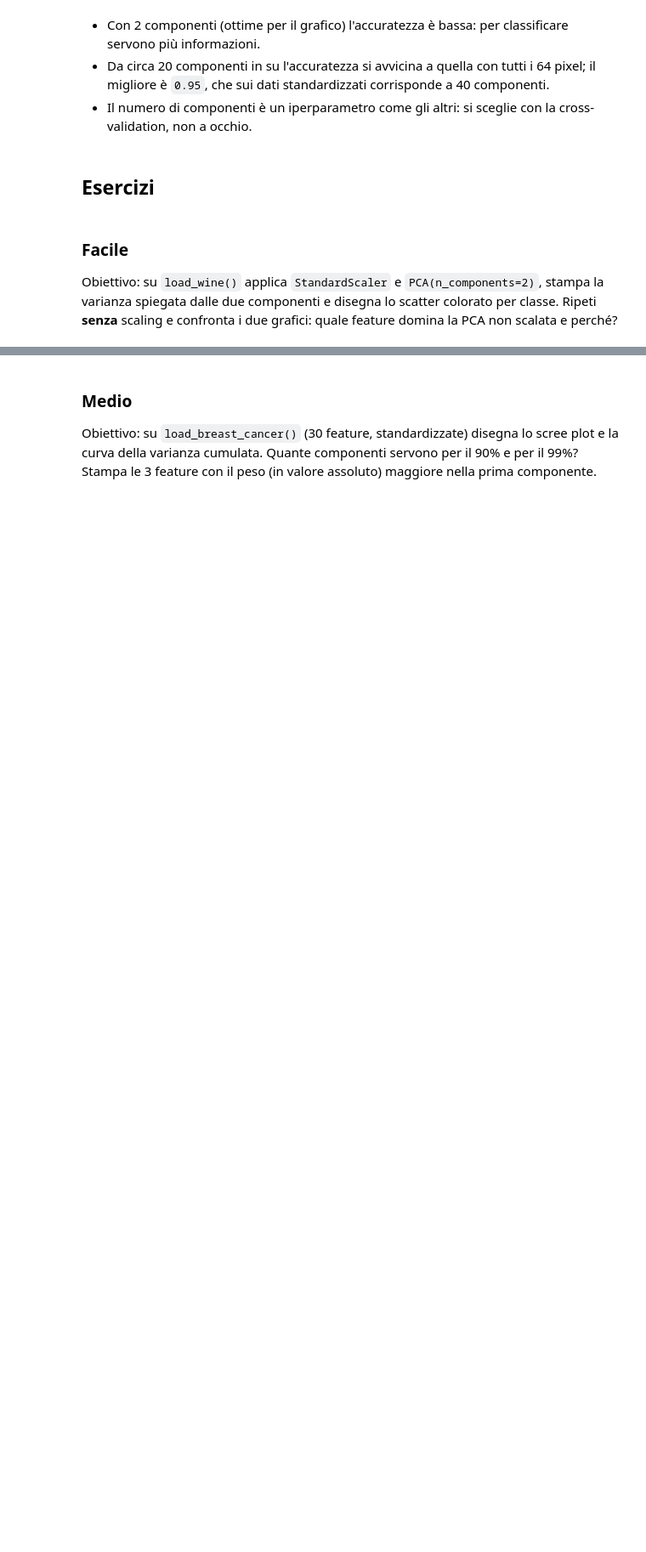
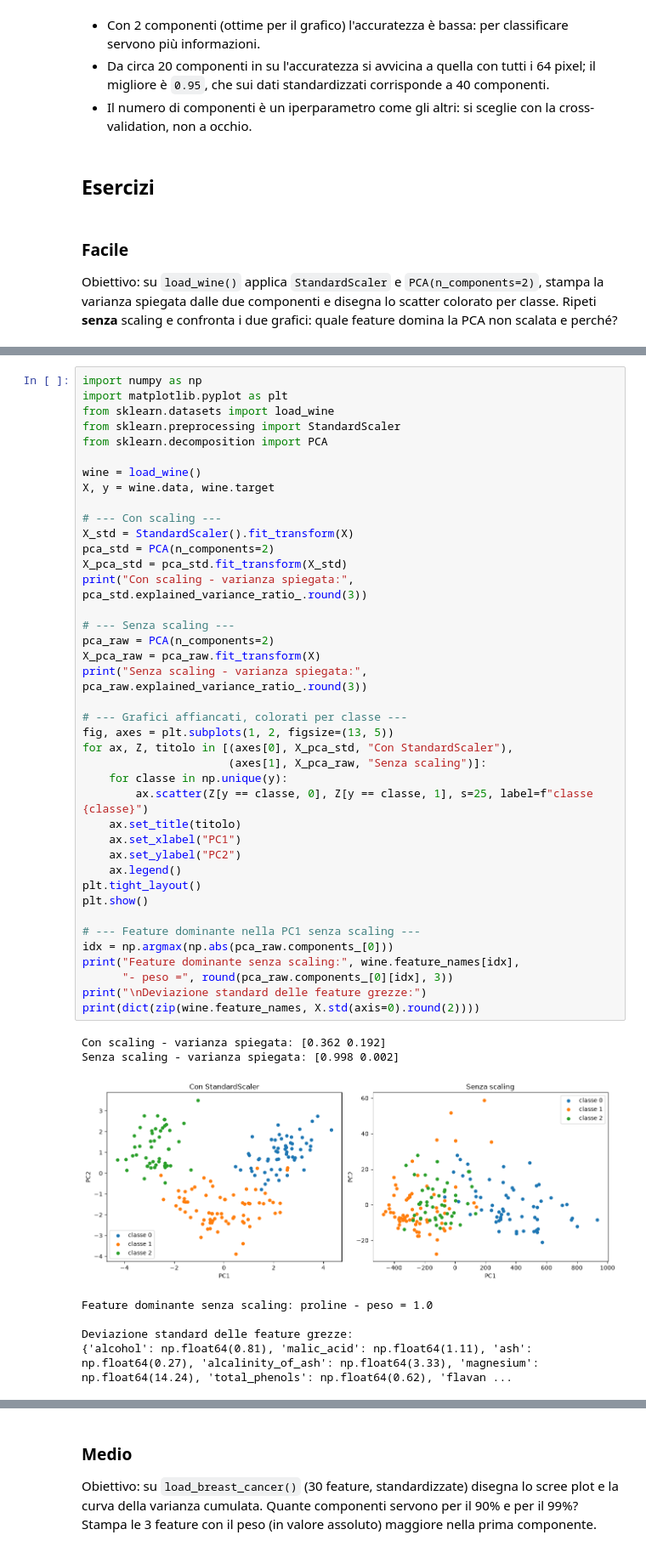
Before and after one commit to Valoryc/Machine_Learning_, a Jupyter notebook: corso_Python_16/Lunedi_26_10_26/Mattina/giorno-5-non-supervisionato.ipynb, the cells around one changed output, grey strips where cells are left out. Shown at 85% size. Drawn from its saved outputs; the diff is of its cells as text; blank space fills up the shorter version.

```diff
--- a/corso_Python_16/Lunedi_26_10_26/Mattina/giorno-5-non-supervisionato.ipynb
+++ b/corso_Python_16/Lunedi_26_10_26/Mattina/giorno-5-non-supervisionato.ipynb
@@ -204,0 +171,48 @@ Varianza totale spiegata: 0.554
+# %%
+import numpy as np
+import matplotlib.pyplot as plt
+from sklearn.datasets import load_wine
+from sklearn.preprocessing import StandardScaler
+from sklearn.decomposition import PCA
+
+wine = load_wine()
+X, y = wine.data, wine.target
+
+# --- Con scaling ---
+X_std = StandardScaler().fit_transform(X)
+pca_std = PCA(n_components=2)
+X_pca_std = pca_std.fit_transform(X_std)
+print("Con scaling - varianza spiegata:", pca_std.explained_variance_ratio_.round(3))
+
+# --- Senza scaling ---
+pca_raw = PCA(n_components=2)
+X_pca_raw = pca_raw.fit_transform(X)
+print("Senza scaling - varianza spiegata:", pca_raw.explained_variance_ratio_.round(3))
+
+# --- Grafici affiancati, colorati per classe ---
+fig, axes = plt.subplots(1, 2, figsize=(13, 5))
+for ax, Z, titolo in [(axes[0], X_pca_std, "Con StandardScaler"),
+                      (axes[1], X_pca_raw, "Senza scaling")]:
+    for classe in np.unique(y):
+        ax.scatter(Z[y == classe, 0], Z[y == classe, 1], s=25, label=f"classe {classe}")
+    ax.set_title(titolo)
+    ax.set_xlabel("PC1")
+    ax.set_ylabel("PC2")
+    ax.legend()
+plt.tight_layout()
+plt.show()
+
+# --- Feature dominante nella PC1 senza scaling ---
+idx = np.argmax(np.abs(pca_raw.components_[0]))
+print("Feature dominante senza scaling:", wine.feature_names[idx],
+      "- peso =", round(pca_raw.components_[0][idx], 3))
+print("\nDeviazione standard delle feature grezze:")
+print(dict(zip(wine.feature_names, X.std(axis=0).round(2))))
+# %% [output]
+Con scaling - varianza spiegata: [0.362 0.192]
+Senza scaling - varianza spiegata: [0.998 0.002]
+[figure, added]
+Feature dominante senza scaling: proline - peso = 1.0
+
+Deviazione standard delle feature grezze:
+{'alcohol': np.float64(0.81), 'malic_acid': np.float64(1.11), 'ash': np.float64(0.27), 'alcalinity_of_ash': np.float64(3.33), 'magnesium': np.float64(14.24), 'total_phenols': np.float64(0.62), 'flavan ...
```
Also changed, not shown: parts of 18 cells of this notebook.
